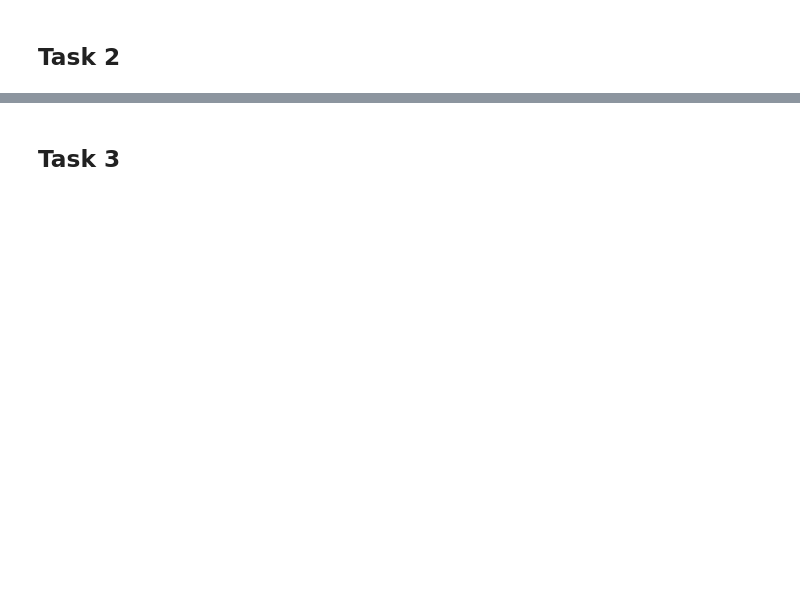
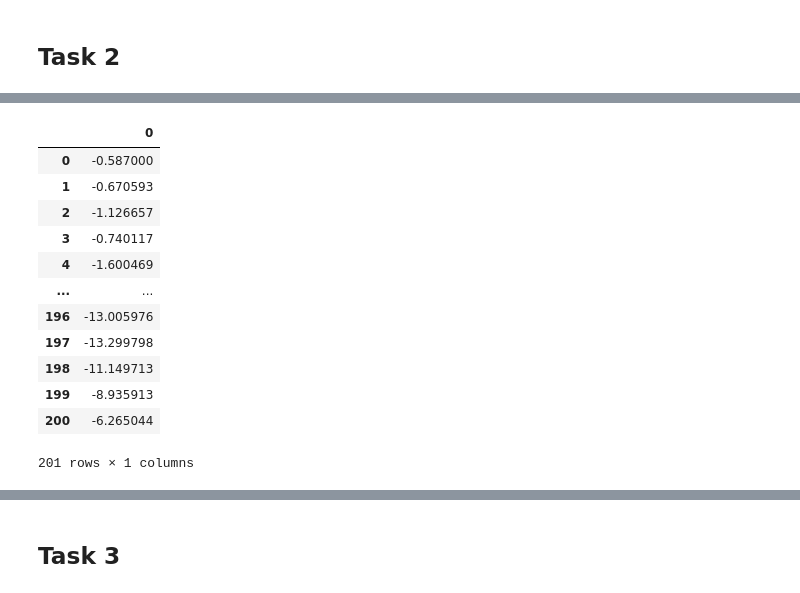
Before and after one commit to Yuvraj-Dhepe/uni_bayesian, a Jupyter notebook: Ex_2/Yuvraj.ipynb, the cells around one changed output, grey strips where cells are left out. Drawn from its saved outputs; the diff is of its cells as text; code cells hidden in the pictures; blank space fills up the shorter version.

```diff
--- a/Ex_2/Yuvraj.ipynb
+++ b/Ex_2/Yuvraj.ipynb
@@ -133,0 +134,15 @@ def x_obs(x_ref: list,dt: float,t: int):
+# %%
+def x_obs(x_ref: list,N: int,err_ch:int):
+    a:int = 4
+    eta_0:float = a*(1/np.sqrt(2) - 1/2)
+    m_e = measurement_errors(eta_0,a)
+    #m_e = [eta_0]
+    X_obs = [x_ref[0],]
+    for i in range(1,N+1):
+        #iterate_cf = i*20
+        #m_e.append(1/20*(measurement_error(iterate_cf,eta_0,a,err_ch)))
+        # Calculating x_obs
+        val = x_ref[i] + m_e[i]
+        X_obs.append(val)
+
+    return X_obs,m_e
@@ -153,3 +179,22 @@ plt.show()
+# %%
+observed_pd = pd.DataFrame(observed_x)
+observed_pd.to_csv("ysd_x_TH_obs.csv",index = False)
+# %%
+observed_pd
+# %% [output]
+|  | 0 |
+| 0 | -0.587000 |
+| 1 | -0.670593 |
+| 2 | -1.126657 |
+| 3 | -0.740117 |
+| 4 | -1.600469 |
+| ... | ... |
+| 196 | -13.005976 |
+| 197 | -13.299798 |
+| 198 | -11.149713 |
+| 199 | -8.935913 |
+| 200 | -6.265044 |
+201 rows × 1 columns
 # %%
 plt.figure(figsize=(15,5))
 plt.scatter([i*t_out for i in range(len(errors))], errors, marker="x")
```
Also changed, not shown: parts of 21 cells of this notebook, 2 other files.
